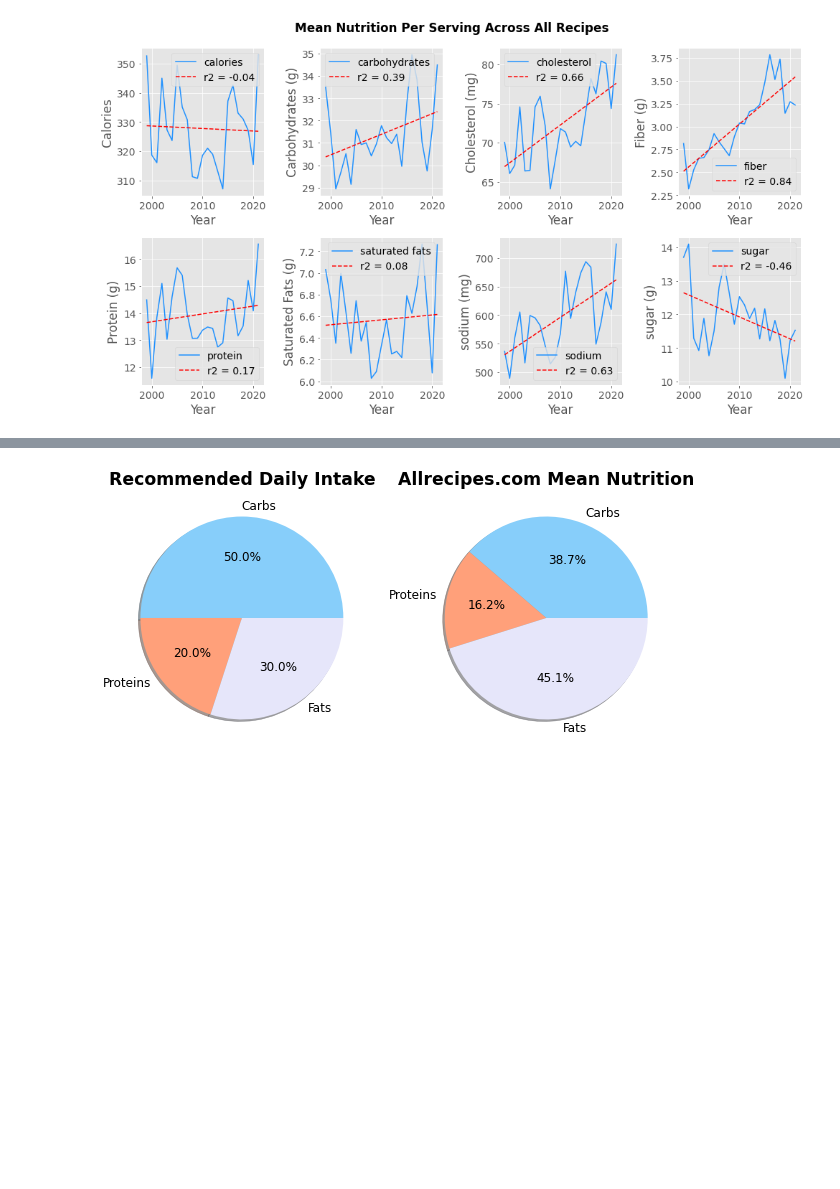
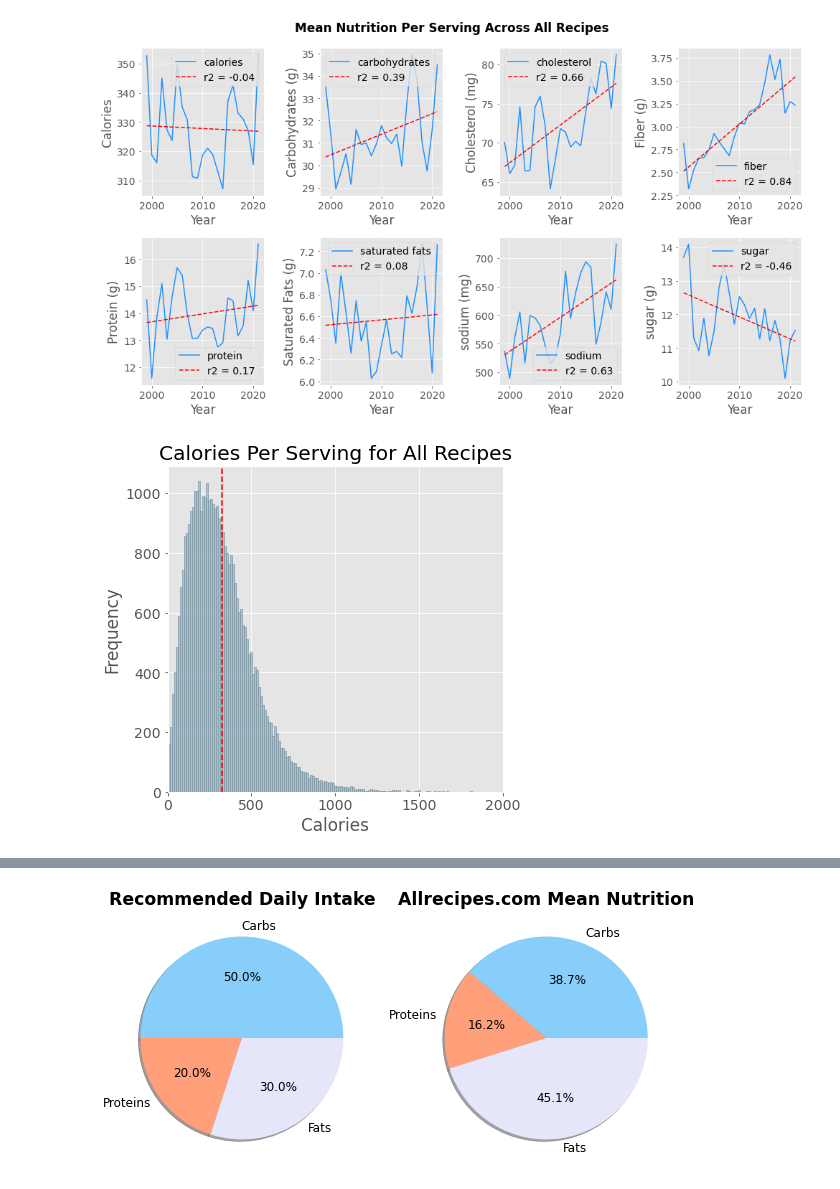
Before and after one commit to kaelynn-rose/RecipeEDA, a Jupyter notebook: Allrecipes_EDA_notebook/recipeEDA_notebook.ipynb, the cells around one changed output, grey strips where cells are left out. Drawn from its saved outputs; the diff is of its cells as text; code cells hidden in the pictures; blank space fills up the shorter version.

Commit message:
updates to notebook plots

```diff
--- a/Allrecipes_EDA_notebook/recipeEDA_notebook.ipynb
+++ b/Allrecipes_EDA_notebook/recipeEDA_notebook.ipynb
@@ -228,3 +228,16 @@ meansodium = np.mean(sodium) # mean sodium for all recipes in milligrams
 
 fiber = [float(x) for x in df['nutrition.fiberContent'] if float(x) >= 0]
 meanfiber = np.mean(fiber) # mean fiber for all recipes in grams
+# %%
+# Plot calorie content of all recipes
+
+fig, ax = plt.subplots(figsize=(6,6))
+ax.hist(cals,bins=500,color='lightskyblue',edgecolor='gray')
+ax.axvline(meancals,color='red',linestyle='dashed')
+ax.set_xlabel('Calories')
+ax.set_ylabel('Frequency')
+ax.set_title('Calories Per Serving for All Recipes')
+ax.set_xlim([0,2000])
+plt.show()
+# %% [output]
+[figure, added]
```
Also changed, not shown: parts of 7 cells of this notebook, 2 other files.
